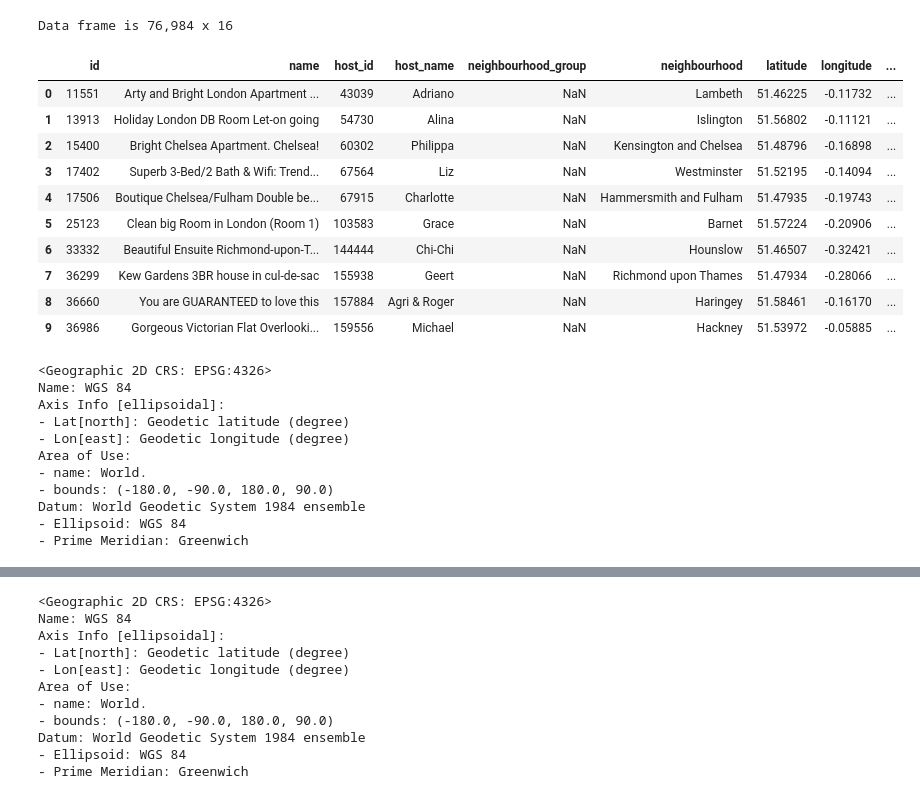
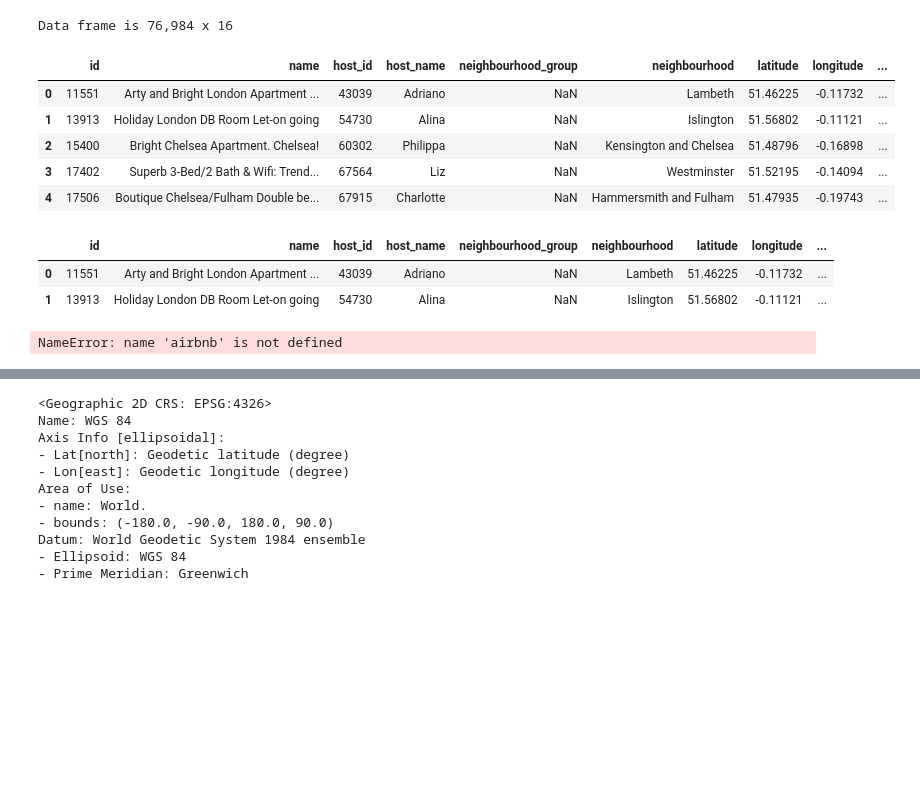
Before and after one commit to mxxxOrz12/CUMT-GIS-21, a Jupyter notebook: 空间分析与建模/空间统计学/code/learn.ipynb, the cells around one changed output, grey strips where cells are left out. Drawn from its saved outputs; the diff is of its cells as text; code cells hidden in the pictures; blank space fills up the shorter version.

```diff
--- a/空间分析与建模/空间统计学/code/learn.ipynb
+++ b/空间分析与建模/空间统计学/code/learn.ipynb
@@ -6,41 +6,35 @@ import numpy as np
 import matplotlib.pyplot as plt
 import shapely as shp
 # %%
+#读取airbnb数据 房屋租赁平台数据
+
 url = 'https://raw.githubusercontent.com/ChenYifan617/i2p-assessment2/main/listings.csv'
 df = pd.read_csv(url, sep=',')
 #输出dataframe的大小
 print(f"Data frame is {df.shape[0]:,} x {df.shape[1]}")
 #展示前5行数据
-df[0:10]
+df[0:5]
 # %% [output]
 Data frame is 76,984 x 16
 |  | id | name | host_id | host_name | neighbourhood_group | neighbourhood | latitude | longitude | ... |
 | 0 | 11551 | Arty and Bright London Apartment ... | 43039 | Adriano | NaN | Lambeth | 51.46225 | -0.11732 | ... |
 | 1 | 13913 | Holiday London DB Room Let-on going | 54730 | Alina | NaN | Islington | 51.56802 | -0.11121 | ... |
 | 2 | 15400 | Bright Chelsea Apartment. Chelsea! | 60302 | Philippa | NaN | Kensington and Chelsea | 51.48796 | -0.16898 | ... |
 | 3 | 17402 | Superb 3-Bed/2 Bath & Wifi: Trend... | 67564 | Liz | NaN | Westminster | 51.52195 | -0.14094 | ... |
 | 4 | 17506 | Boutique Chelsea/Fulham Double be... | 67915 | Charlotte | NaN | Hammersmith and Fulham | 51.47935 | -0.19743 | ... |
-| 5 | 25123 | Clean big Room in London (Room 1) | 103583 | Grace | NaN | Barnet | 51.57224 | -0.20906 | ... |
-| 6 | 33332 | Beautiful Ensuite Richmond-upon-T... | 144444 | Chi-Chi | NaN | Hounslow | 51.46507 | -0.32421 | ... |
-| 7 | 36299 | Kew Gardens 3BR house in cul-de-sac | 155938 | Geert | NaN | Richmond upon Thames | 51.47934 | -0.28066 | ... |
-| 8 | 36660 | You are GUARANTEED to love this | 157884 | Agri & Roger | NaN | Haringey | 51.58461 | -0.16170 | ... |
-| 9 | 36986 | Gorgeous Victorian Flat Overlooki... | 159556 | Michael | NaN | Hackney | 51.53972 | -0.05885 | ... |
 # %%
 #将读取的表格数据转换为空间数据
 airbnb = gpd.GeoDataFrame(df, geometry=gpd.points_from_xy(df.longitude, df.latitude), crs='epsg:4326')
 airbnb.crs
+airbnb[0:2]
 # %% [output]
-<Geographic 2D CRS: EPSG:4326>
-Name: WGS 84
-Axis Info [ellipsoidal]:
-- Lat[north]: Geodetic latitude (degree)
-- Lon[east]: Geodetic longitude (degree)
-Area of Use:
-- name: World.
-- bounds: (-180.0, -90.0, 180.0, 90.0)
-Datum: World Geodetic System 1984 ensemble
-- Ellipsoid: WGS 84
-- Prime Meridian: Greenwich
+|  | id | name | host_id | host_name | neighbourhood_group | neighbourhood | latitude | longitude | ... |
+| 0 | 11551 | Arty and Bright London Apartment ... | 43039 | Adriano | NaN | Lambeth | 51.46225 | -0.11732 | ... |
+| 1 | 13913 | Holiday London DB Room Let-on going | 54730 | Alina | NaN | Islington | 51.56802 | -0.11121 | ... |
+# %%
+airbnb
+# %% [output]
+NameError: name 'airbnb' is not defined
 # %%
 zone = gpd.read_file('./file/block.gpkg')
 zone = zone.to_crs(epsg=4326)
```
Also changed, not shown: parts of 1 cell of this notebook, 12 other files.
